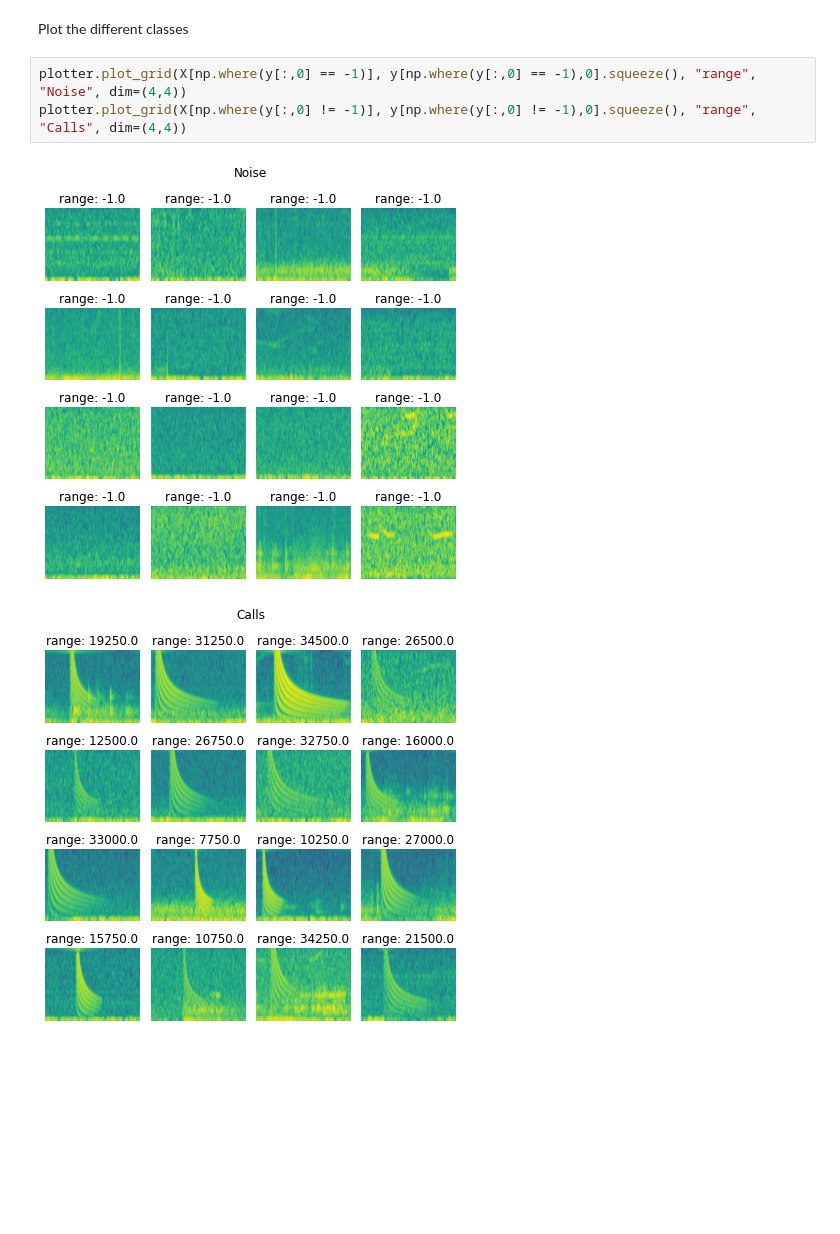
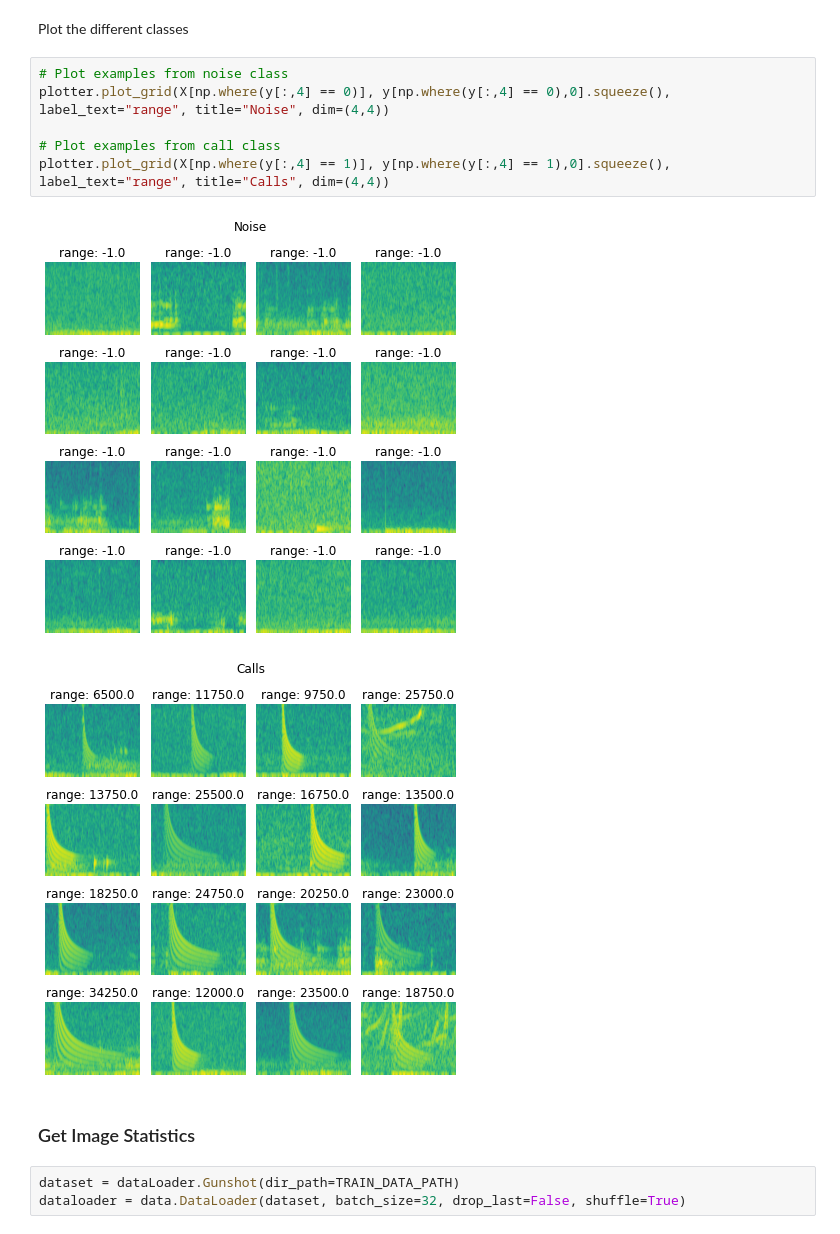
Before and after one commit to whoi-mars/detect_and_range, a Jupyter notebook: create_data.ipynb, the cells around one changed output. Cells and saved outputs as stored; diff of their text form; blank space fills up the shorter version.

```diff
--- a/create_data.ipynb
+++ b/create_data.ipynb
@@ -37,8 +41,16 @@ X, y = dataLoader.load_h5(VAL_DATA_PATH)
 # %% [markdown]
 Plot the different classes
 # %%
-plotter.plot_grid(X[np.where(y[:,0] == -1)], y[np.where(y[:,0] == -1),0].squeeze(), "range", "Noise", dim=(4,4))
-plotter.plot_grid(X[np.where(y[:,0] != -1)], y[np.where(y[:,0] != -1),0].squeeze(), "range", "Calls", dim=(4,4))
+# Plot examples from noise class
+plotter.plot_grid(X[np.where(y[:,4] == 0)], y[np.where(y[:,4] == 0),0].squeeze(), label_text="range", title="Noise", dim=(4,4))
+
+# Plot examples from call class
+plotter.plot_grid(X[np.where(y[:,4] == 1)], y[np.where(y[:,4] == 1),0].squeeze(), label_text="range", title="Calls", dim=(4,4))
 # %% [output]
-[figure, old version]
+[figure, new version]
-[figure, old version]
+[figure, new version]
+# %% [markdown]
+### Get Image Statistics
+# %%
+dataset = dataLoader.Gunshot(dir_path=TRAIN_DATA_PATH)
+dataloader = data.DataLoader(dataset, batch_size=32, drop_last=False, shuffle=True)
```
Also changed, not shown: parts of 5 cells of this notebook.
